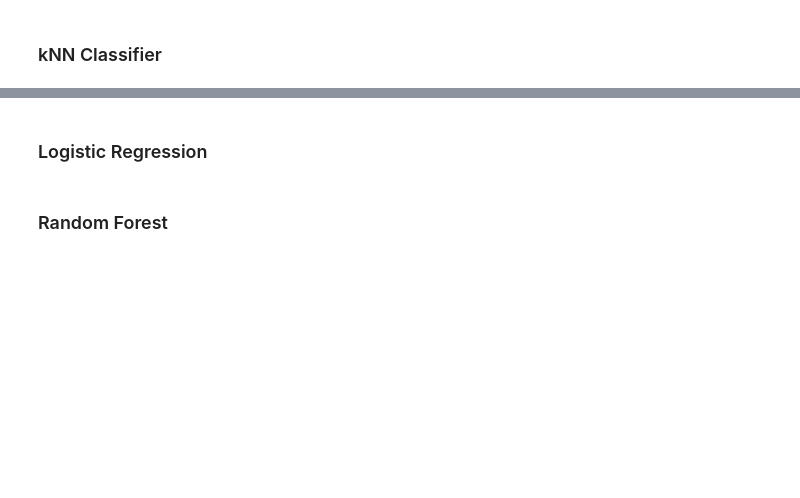
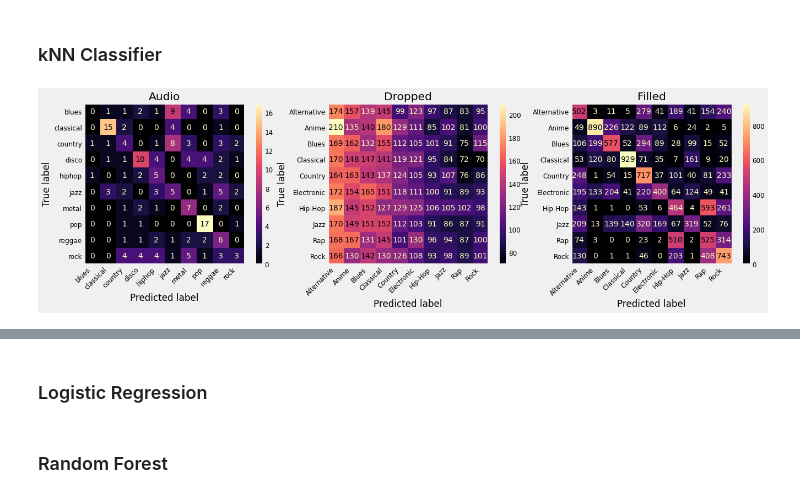
Before and after one commit to alarsen123/music-genre-classification, a Jupyter notebook: MLP3/modeling.ipynb, the cells around one changed output, grey strips where cells are left out. Saved outputs shown, nothing was run; the diff lists cells and outputs as text; code cells hidden in the pictures; blank space fills up the shorter version.

```diff
--- a/MLP3/modeling.ipynb
+++ b/MLP3/modeling.ipynb
@@ -393,0 +483,32 @@ Source(pydot_graph.to_string())
+# %%
+knn_audio = KNeighborsClassifier(n_neighbors=30).fit(X_audio_train, y_audio_train)
+knn_dropped = KNeighborsClassifier(n_neighbors=30).fit(X_dropped_train, y_dropped_train)
+knn_filled = KNeighborsClassifier(n_neighbors=30).fit(X_filled_train, y_filled_train)
+
+y_pred_knn_audio = knn_audio.predict(X_audio_test)
+y_pred_knn_dropped = knn_dropped.predict(X_dropped_test)
+y_pred_knn_filled = knn_filled.predict(X_filled_test)
+# %%
+fig, axs = plt.subplots(1,3, figsize = (20,5))
+
+plot_confusion_matrix(knn_audio, X_audio_test, y_audio_test, ax=axs[0], cmap = 'magma')
+plot_confusion_matrix(knn_dropped, X_dropped_test,
+                      y_dropped_test, ax=axs[1], cmap='magma')
+plot_confusion_matrix(knn_filled, X_filled_test,
+                      y_filled_test, ax=axs[2], cmap='magma')
+
+axs[0].set(title='Audio')
+axs[1].set(title='Dropped')
+axs[2].set(title='Filled')
+
+for i in range(3):
+    axs[i].set_xticklabels(
+        axs[i].get_xticklabels(),
+        rotation=45,
+        horizontalalignment='right'
+    )
+    axs[i].grid(False)
+
+plt.show()
+# %% [output]
+[figure, added]
```
Also changed, not shown: parts of 6 cells of this notebook.
